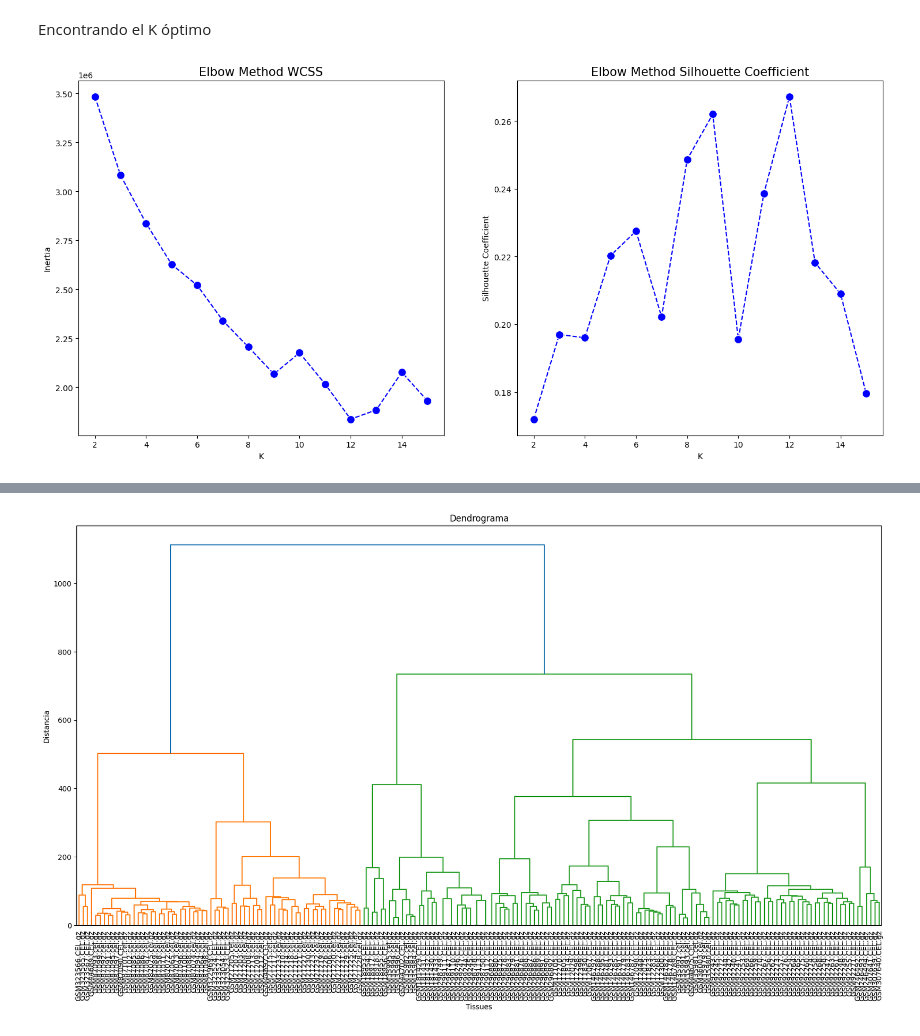
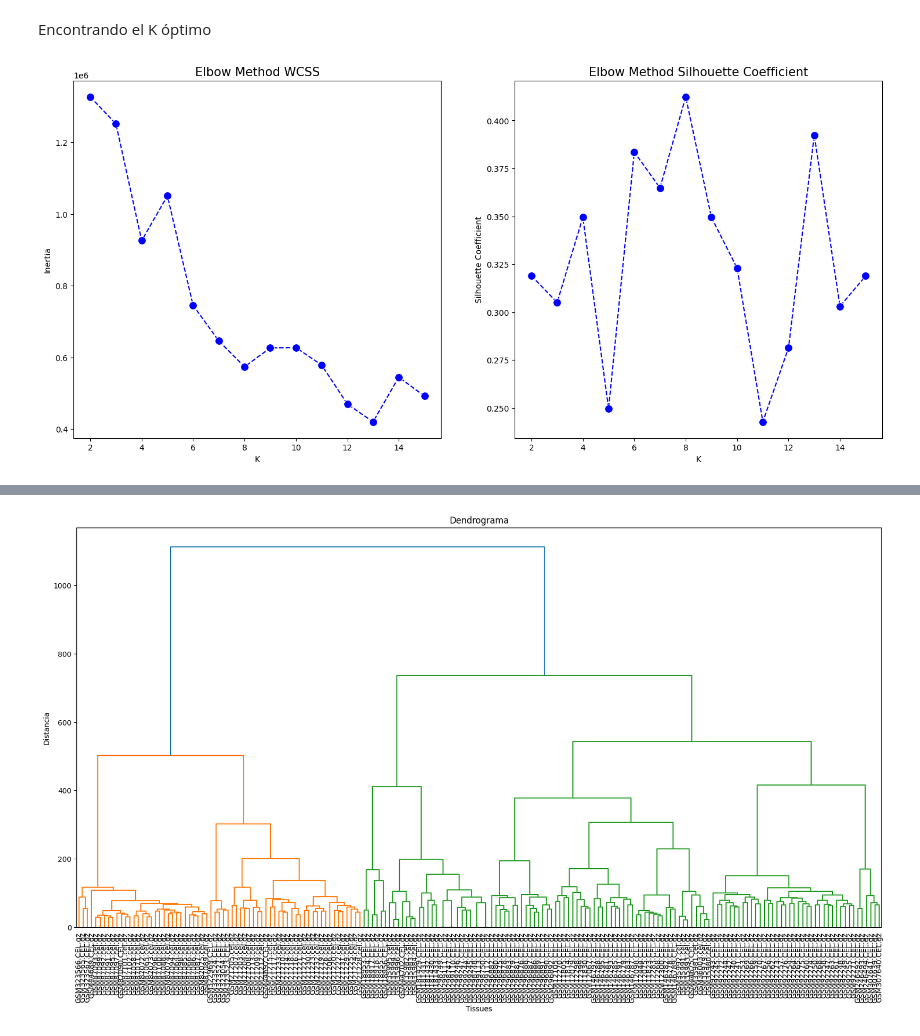
Before and after one commit to IsaacVera10/ML_Project2, a Jupyter notebook: k_means.ipynb, the cells around one changed output, grey strips where cells are left out. Cells and saved outputs as stored; diff of their text form; code cells hidden in the pictures.

```diff
--- a/k_means.ipynb
+++ b/k_means.ipynb
@@ -37,8 +37,8 @@ data
 190 rows × 22215 columns
 # %%
 #Escalamos la data para que todas la variables trabajen en la misma escala y la distancia que manejan los algoritmos no se confundan y den más peso a una variable que a otra.
-from sklearn.preprocessing import StandardScaler
-scaler = StandardScaler()
-data_escaled = scaler.fit_transform(data.drop(['Unnamed: 0'], axis=0))
-print(data_escaled.shape)
-data_escaled
+# from sklearn.preprocessing import StandardScaler
+# scaler = StandardScaler()
+# data_escaled = scaler.fit_transform(data.drop(['Unnamed: 0'], axis=0))
+# print(data_escaled.shape)
+data_escaled = data.drop(['Unnamed: 0'], axis=0)
@@ -79,7 +64,7 @@ data_escaled
 # %%
 pca = PCA()
 pca.fit(data_escaled)
-pca_data_scaled = pca.transform(data_escaled)
+pca_data = pca.transform(data_escaled)
 
 explained_variance = np.cumsum(np.round(pca.explained_variance_ratio_,decimals=4)*100)
 plt.figure(figsize=(10, 6))
@@ -93,7 +78,7 @@ plt.show()
 # %%
 #Como vemos basta con 75 componentes para explicar el 90% de la varianza de los datos.
-pca_data_standard = pd.DataFrame(pca_data_scaled[:,0:75])
-pca_data_standard = pca_data_standard.values
+pca_data = pd.DataFrame(pca_data[:,0:75])
+pca_data = pca_data.values
 # %% [markdown]
 K-Means
 # %%
@@ -170,32 +155,32 @@ def silhouette(data, clusters):
     return np.mean(silhouette_values)
 
 def metricas(data, max_k, umbral):
     distancias = []
     silhouettes = []
     for k in range(2, max_k + 1):
         centroides, clusters = kmeans(data, k, umbral)
         suma_distancias = suma_cuadrados_distancias(data, centroides, clusters)
         silhouette_value = silhouette(data, clusters)
         distancias.append(suma_distancias)
         silhouettes.append(silhouette_value)
 
     return distancias, silhouettes
 
 umbral = 4.5
 max_k = 15
 K = range(2, max_k + 1)
 
-distancias, silhouette_scores = metricas(pca_data_scaled, max_k, umbral)
+distancias, silhouette_scores = metricas(pca_data, max_k, umbral)
 
 fig, axes = plt.subplots(1, 2, figsize=(18, 8))
 
 for i, (values, title) in enumerate([(distancias, 'Elbow Method WCSS'), (silhouette_scores, 'Elbow Method Silhouette Coefficient')]):
     sns.lineplot(ax=axes[i], x=K, y=values, linestyle='dashed', marker='o', markersize=10, color='b')
     axes[i].set_xlabel('K')
     axes[i].set_ylabel('Inertia' if i == 0 else 'Silhouette Coefficient')
     axes[i].set_title(title, size=15)
 
 plt.show()
 # Inicializar listas para almacenar las métricas
 # %% [output]
-[figure, old version]
+[figure, new version]
```
Also changed, not shown: parts of 10 cells of this notebook.
